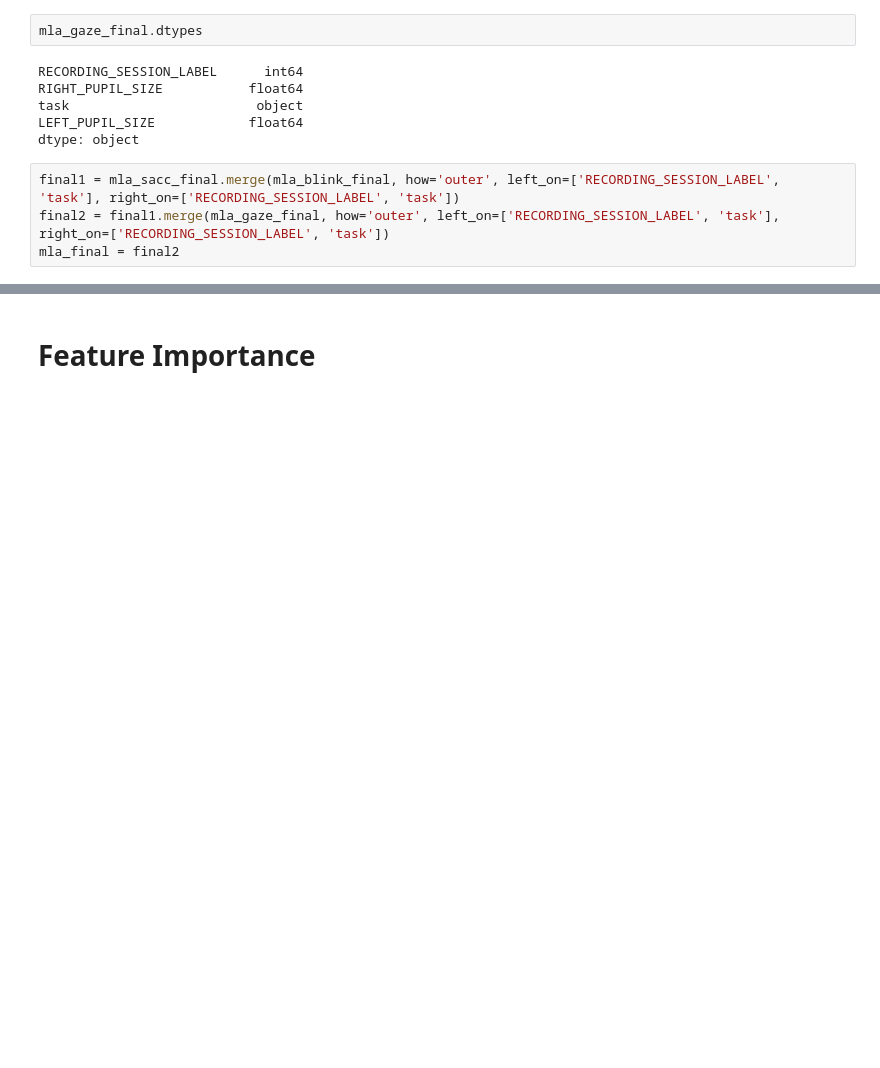
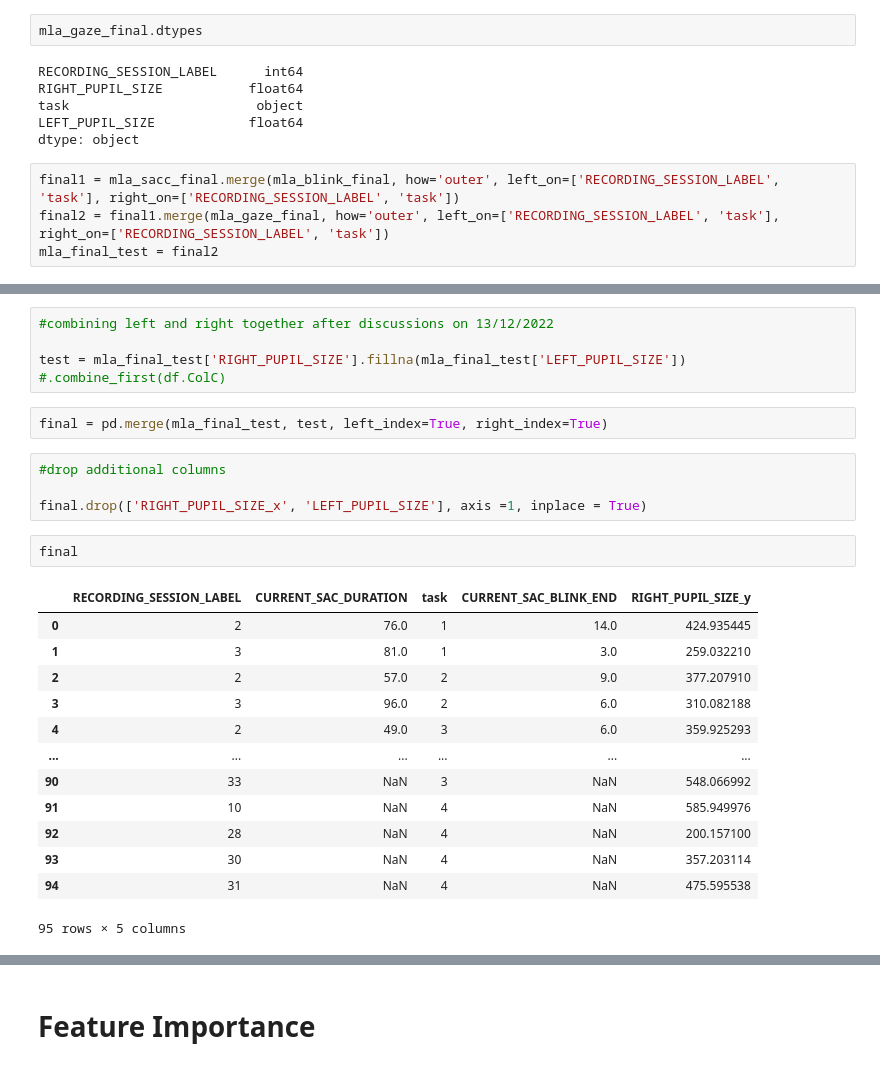
Before and after one commit to AndrewHallam1/SIT723, a Jupyter notebook: SIT723v1.ipynb, the cells around one changed output, grey strips where cells are left out. Drawn from its saved outputs; the diff is of its cells as text; blank space fills up the shorter version.

```diff
--- a/SIT723v1.ipynb
+++ b/SIT723v1.ipynb
@@ -1242,4 +1311,4 @@ dtype: object
 # %%
 final1 = mla_sacc_final.merge(mla_blink_final, how='outer', left_on=['RECORDING_SESSION_LABEL', 'task'], right_on=['RECORDING_SESSION_LABEL', 'task'])
 final2 = final1.merge(mla_gaze_final, how='outer', left_on=['RECORDING_SESSION_LABEL', 'task'], right_on=['RECORDING_SESSION_LABEL', 'task'])
-mla_final = final2
+mla_final_test = final2
@@ -1263,0 +1331,27 @@ mla_final
+# %%
+#combining left and right together after discussions on 13/12/2022
+
+test = mla_final_test['RIGHT_PUPIL_SIZE'].fillna(mla_final_test['LEFT_PUPIL_SIZE'])
+#.combine_first(df.ColC)
+# %%
+final = pd.merge(mla_final_test, test, left_index=True, right_index=True)
+# %%
+#drop additional columns
+
+final.drop(['RIGHT_PUPIL_SIZE_x', 'LEFT_PUPIL_SIZE'], axis =1, inplace = True)
+# %%
+final
+# %% [output]
+|  | RECORDING_SESSION_LABEL | CURRENT_SAC_DURATION | task | CURRENT_SAC_BLINK_END | RIGHT_PUPIL_SIZE_y |
+| 0 | 2 | 76.0 | 1 | 14.0 | 424.935445 |
+| 1 | 3 | 81.0 | 1 | 3.0 | 259.032210 |
+| 2 | 2 | 57.0 | 2 | 9.0 | 377.207910 |
+| 3 | 3 | 96.0 | 2 | 6.0 | 310.082188 |
+| 4 | 2 | 49.0 | 3 | 6.0 | 359.925293 |
+| ... | ... | ... | ... | ... | ... |
+| 90 | 33 | NaN | 3 | NaN | 548.066992 |
+| 91 | 10 | NaN | 4 | NaN | 585.949976 |
+| 92 | 28 | NaN | 4 | NaN | 200.157100 |
+| 93 | 30 | NaN | 4 | NaN | 357.203114 |
+| 94 | 31 | NaN | 4 | NaN | 475.595538 |
+95 rows × 5 columns
```
Also changed, not shown: parts of 48 cells of this notebook.
